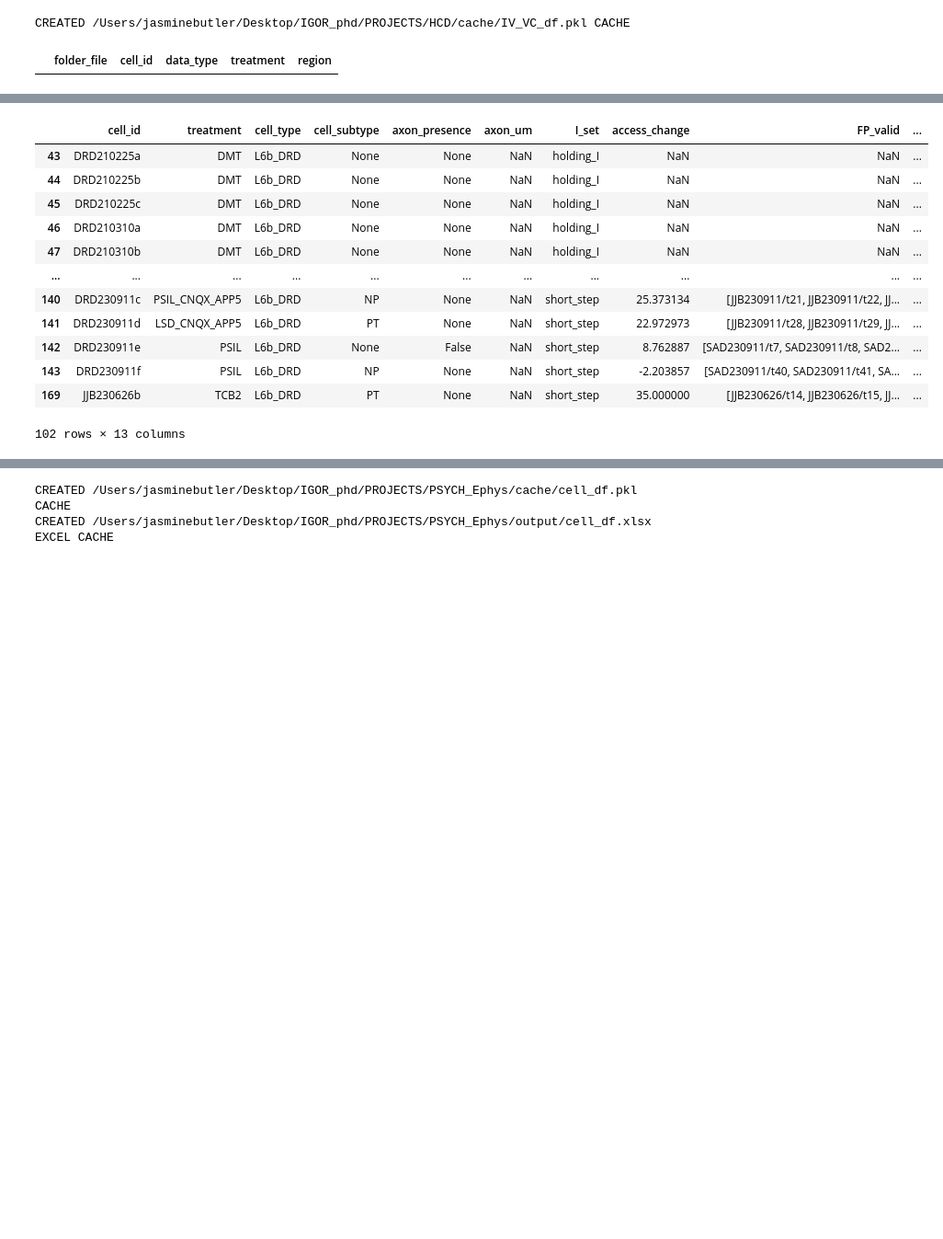
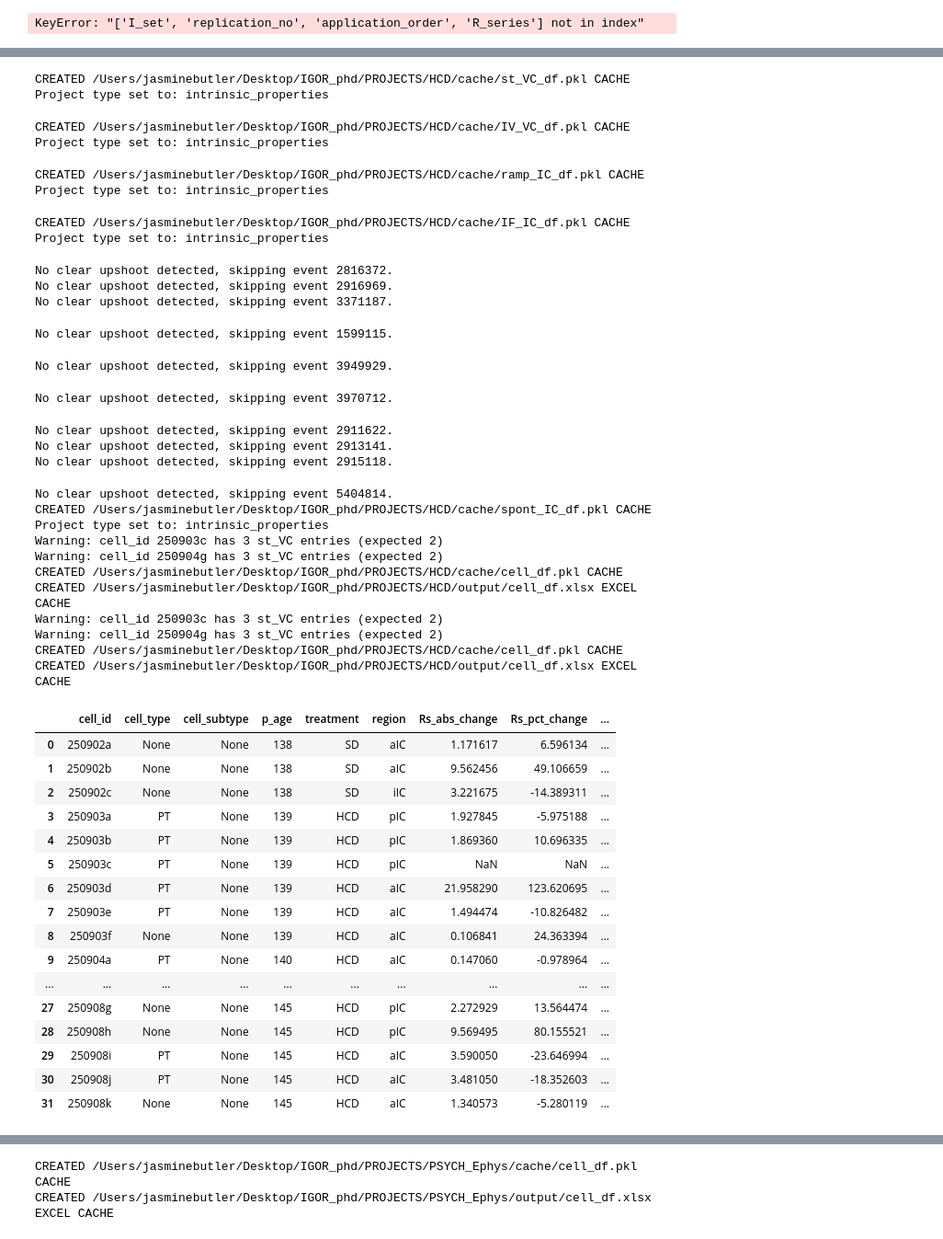
Before and after one commit to jjb-hub/IGOR_phd, a Jupyter notebook: RUN.ipynb, the cells around one changed output, grey strips where cells are left out. Shown: that part at 92% size. Drawn from its saved outputs; the diff is of its cells as text; code cells hidden in the pictures; blank space fills up the shorter version.

```diff
--- a/RUN.ipynb
+++ b/RUN.ipynb
@@ -19,20 +16,21 @@ ValueError: Couldn't identify voltage/current channels from units: ['pA', 'pA']
 # %%
 # GENERATE df for data_type : st_VC, ramp_IC, IV_VC, spont_IC, IF_IC
-from module.Ephys_Project import st_VC, ramp_IC, IV_VC, spont_IC, IF_IC
+from module.Ephys_Project import APP, FP, st_VC, ramp_IC, IV_VC, spont_IC, IF_IC
 
-self = IV_VC('HCD')
+self = IF_IC('HCD')
 df = self.df
 df
 # df[df['folder_file']=='Mouse1/2023_04_25_0057']
 # %% [output]
-CREATED /Users/jasminebutler/Desktop/IGOR_phd/PROJECTS/HCD/cache/IV_VC_df.pkl CACHE
+KeyError: "['I_set', 'replication_no', 'application_order', 'R_series'] not in index"
-|  | folder_file | cell_id | data_type | treatment | region |
 # %%
 # CELL df
 from module.Ephys_Project import Ephys, APP, FP
 
-df = Ephys("PSYCH_Ephys").generate() #get cell_df
+df = Ephys("HCD").generate()
 
-df[df['cell_type']=='L6b_DRD']
+# df[df['cell_type']=='L6b_DRD']
 # DRD_responders= ['DRD210310c', 'DRD210315a', 'DRD210315b', 'DRD210318a', 'DRD210319a', 'DRD210320b', 'DRD210402b', 'DRD210504c', 'DRD210604b', 'DRD210604d', 'DRD210605a', 'DRD221219b', 'DRD230104a', 'DRD230108a', 'DRD230110a', 'DRD230112b', 'DRD230301b', 'DRD230308a', 'DRD230322a', 'DRD230423b', 'DRD230423c', 'DRD230423d', 'DRD230606a', 'DRD230616a', 'DRD230616b', 'DRD230703b', 'DRD230714b', 'DRD230728b', 'JJB230626b']
+
+df
 # %% [output]
@@ -41,13 +48,45 @@ CREATED /Users/jasminebutler/Desktop/IGOR_phd/PROJECTS/PSYCH_Ephys/output/cell_d
+CREATED /Users/jasminebutler/Desktop/IGOR_phd/PROJECTS/HCD/cache/st_VC_df.pkl CACHE
+Project type set to: intrinsic_properties
+CREATED /Users/jasminebutler/Desktop/IGOR_phd/PROJECTS/HCD/cache/IV_VC_df.pkl CACHE
+Project type set to: intrinsic_properties
+CREATED /Users/jasminebutler/Desktop/IGOR_phd/PROJECTS/HCD/cache/ramp_IC_df.pkl CACHE
+Project type set to: intrinsic_properties
+CREATED /Users/jasminebutler/Desktop/IGOR_phd/PROJECTS/HCD/cache/IF_IC_df.pkl CACHE
+Project type set to: intrinsic_properties
+No clear upshoot detected, skipping event 2816372.
+No clear upshoot detected, skipping event 2916969.
+No clear upshoot detected, skipping event 3371187.
+No clear upshoot detected, skipping event 1599115.
+No clear upshoot detected, skipping event 3949929.
+No clear upshoot detected, skipping event 3970712.
+No clear upshoot detected, skipping event 2911622.
+No clear upshoot detected, skipping event 2913141.
+No clear upshoot detected, skipping event 2915118.
+No clear upshoot detected, skipping event 5404814.
+CREATED /Users/jasminebutler/Desktop/IGOR_phd/PROJECTS/HCD/cache/spont_IC_df.pkl CACHE
+Project type set to: intrinsic_properties
+Warning: cell_id 250903c has 3 st_VC entries (expected 2)
+Warning: cell_id 250904g has 3 st_VC entries (expected 2)
+CREATED /Users/jasminebutler/Desktop/IGOR_phd/PROJECTS/HCD/cache/cell_df.pkl CACHE
+CREATED /Users/jasminebutler/Desktop/IGOR_phd/PROJECTS/HCD/output/cell_df.xlsx EXCEL CACHE
+Warning: cell_id 250903c has 3 st_VC entries (expected 2)
+Warning: cell_id 250904g has 3 st_VC entries (expected 2)
+CREATED /Users/jasminebutler/Desktop/IGOR_phd/PROJECTS/HCD/cache/cell_df.pkl CACHE
+CREATED /Users/jasminebutler/Desktop/IGOR_phd/PROJECTS/HCD/output/cell_df.xlsx EXCEL CACHE
-|  | cell_id | treatment | cell_type | cell_subtype | axon_presence | axon_um | I_set | access_change | FP_valid | ... |
-| 43 | DRD210225a | DMT | L6b_DRD | None | None | NaN | holding_I | NaN | NaN | ... |
-| 44 | DRD210225b | DMT | L6b_DRD | None | None | NaN | holding_I | NaN | NaN | ... |
-| 45 | DRD210225c | DMT | L6b_DRD | None | None | NaN | holding_I | NaN | NaN | ... |
-| 46 | DRD210310a | DMT | L6b_DRD | None | None | NaN | holding_I | NaN | NaN | ... |
-| 47 | DRD210310b | DMT | L6b_DRD | None | None | NaN | holding_I | NaN | NaN | ... |
-| ... | ... | ... | ... | ... | ... | ... | ... | ... | ... | ... |
-| 140 | DRD230911c | PSIL_CNQX_APP5 | L6b_DRD | NP | None | NaN | short_step | 25.373134 | [JJB230911/t21, JJB230911/t22, JJ... | ... |
-| 141 | DRD230911d | LSD_CNQX_APP5 | L6b_DRD | PT | None | NaN | short_step | 22.972973 | [JJB230911/t28, JJB230911/t29, JJ... | ... |
-| 142 | DRD230911e | PSIL | L6b_DRD | None | False | NaN | short_step | 8.762887 | [SAD230911/t7, SAD230911/t8, SAD2... | ... |
-| 143 | DRD230911f | PSIL | L6b_DRD | NP | None | NaN | short_step | -2.203857 | [SAD230911/t40, SAD230911/t41, SA... | ... |
-| 169 | JJB230626b | TCB2 | L6b_DRD | PT | None | NaN | short_step | 35.000000 | [JJB230626/t14, JJB230626/t15, JJ... | ... |
+|  | cell_id | cell_type | cell_subtype | p_age | treatment | region | Rs_abs_change | Rs_pct_change | ... |
+| 0 | 250902a | None | None | 138 | SD | aIC | 1.171617 | 6.596134 | ... |
+| 1 | 250902b | None | None | 138 | SD | aIC | 9.562456 | 49.106659 | ... |
+| 2 | 250902c | None | None | 138 | SD | iIC | 3.221675 | -14.389311 | ... |
+| 3 | 250903a | PT | None | 139 | HCD | pIC | 1.927845 | -5.975188 | ... |
+| 4 | 250903b | PT | None | 139 | HCD | pIC | 1.869360 | 10.696335 | ... |
+| 5 | 250903c | PT | None | 139 | HCD | pIC | NaN | NaN | ... |
+| 6 | 250903d | PT | None | 139 | HCD | aIC | 21.958290 | 123.620695 | ... |
+| 7 | 250903e | PT | None | 139 | HCD | aIC | 1.494474 | -10.826482 | ... |
+| 8 | 250903f | None | None | 139 | HCD | aIC | 0.106841 | 24.363394 | ... |
+| 9 | 250904a | PT | None | 140 | HCD | aIC | 0.147060 | -0.978964 | ... |
+| ... | ... | ... | ... | ... | ... | ... | ... | ... | ... |
+| 27 | 250908g | None | None | 145 | HCD | pIC | 2.272929 | 13.564474 | ... |
+| 28 | 250908h | None | None | 145 | HCD | pIC | 9.569495 | 80.155521 | ... |
+| 29 | 250908i | PT | None | 145 | HCD | aIC | 3.590050 | -23.646994 | ... |
+| 30 | 250908j | PT | None | 145 | HCD | aIC | 3.481050 | -18.352603 | ... |
+| 31 | 250908k | None | None | 145 | HCD | aIC | 1.340573 | -5.280119 | ... |
-102 rows × 13 columns
```
Also changed, not shown: parts of 9 cells of this notebook, 7 other files.
